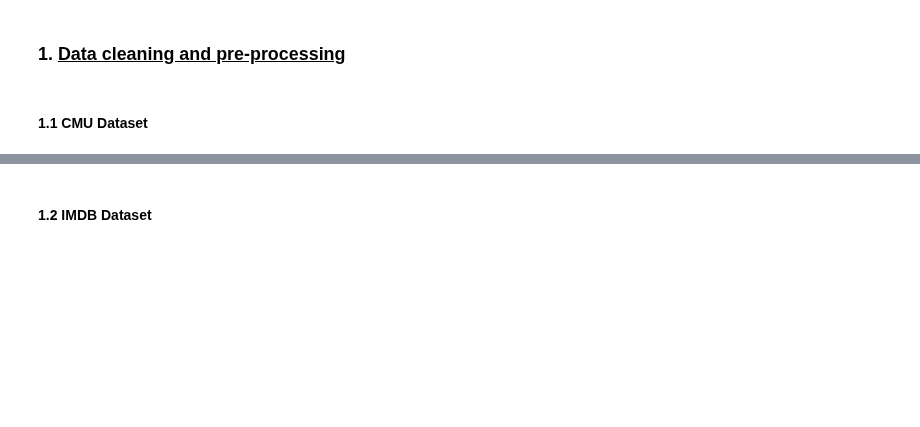
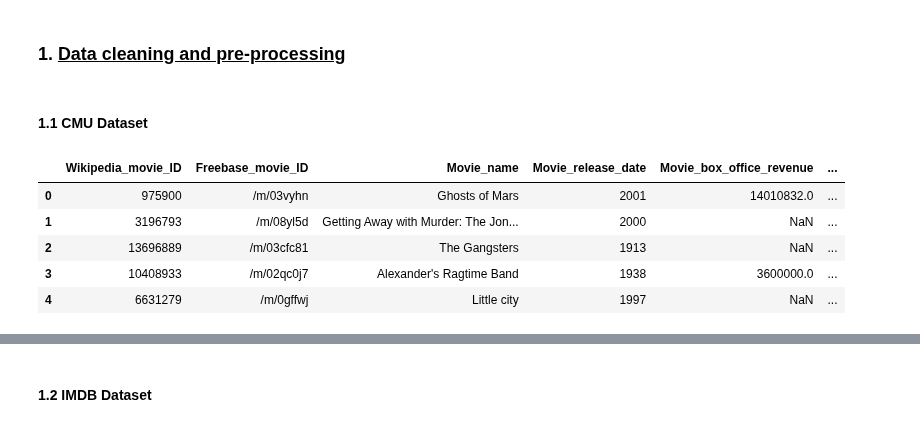
Before and after one commit to epfl-ada/ada-2024-project-kungfupandas24, a Jupyter notebook: results.ipynb, the cells around one changed output, grey strips where cells are left out. Saved outputs shown, nothing was run; the diff lists cells and outputs as text; code cells hidden in the pictures; blank space fills up the shorter version.

```diff
--- a/results.ipynb
+++ b/results.ipynb
@@ -11,3 +11,34 @@ import matplotlib.pyplot as plt
 ### 1. <u>Data cleaning and pre-processing</u>
 # %% [markdown]
 #### 1.1 CMU Dataset
+# %%
+CMU_movies = pd.read_csv("./data/CMU/filtered_movie_metadata_TEMPORARY.csv", delimiter=",", skipinitialspace=True)
+
+# If there's an extra unnamed column, drop it
+if "Unnamed: 0" in CMU_movies.columns:
+    CMU_movies = CMU_movies.drop(columns=["Unnamed: 0"])
+CMU_movies.columns = [
+    "Wikipedia_movie_ID",
+    "Freebase_movie_ID",
+    "Movie_name",
+    "Movie_release_date",
+    "Movie_box_office_revenue",
+    "runtimeMinutes",
+    "Movie_languages",
+    "Movie_countries",
+    "genres",
+    "Cast",
+    "Female_actors",
+    "Male_actors",
+    "Female_actor_percentage",
+    "Average_female_actor_age",
+    "Average_male_actor_age"
+]
+CMU_movies.head()
+# %% [output]
+|  | Wikipedia_movie_ID | Freebase_movie_ID | Movie_name | Movie_release_date | Movie_box_office_revenue | ... |
+| 0 | 975900 | /m/03vyhn | Ghosts of Mars | 2001 | 14010832.0 | ... |
+| 1 | 3196793 | /m/08yl5d | Getting Away with Murder: The Jon... | 2000 | NaN | ... |
+| 2 | 13696889 | /m/03cfc81 | The Gangsters | 1913 | NaN | ... |
+| 3 | 10408933 | /m/02qc0j7 | Alexander's Ragtime Band | 1938 | 3600000.0 | ... |
+| 4 | 6631279 | /m/0gffwj | Little city | 1997 | NaN | ... |
```
Also changed, not shown: parts of 24 cells of this notebook, 2 other files.
